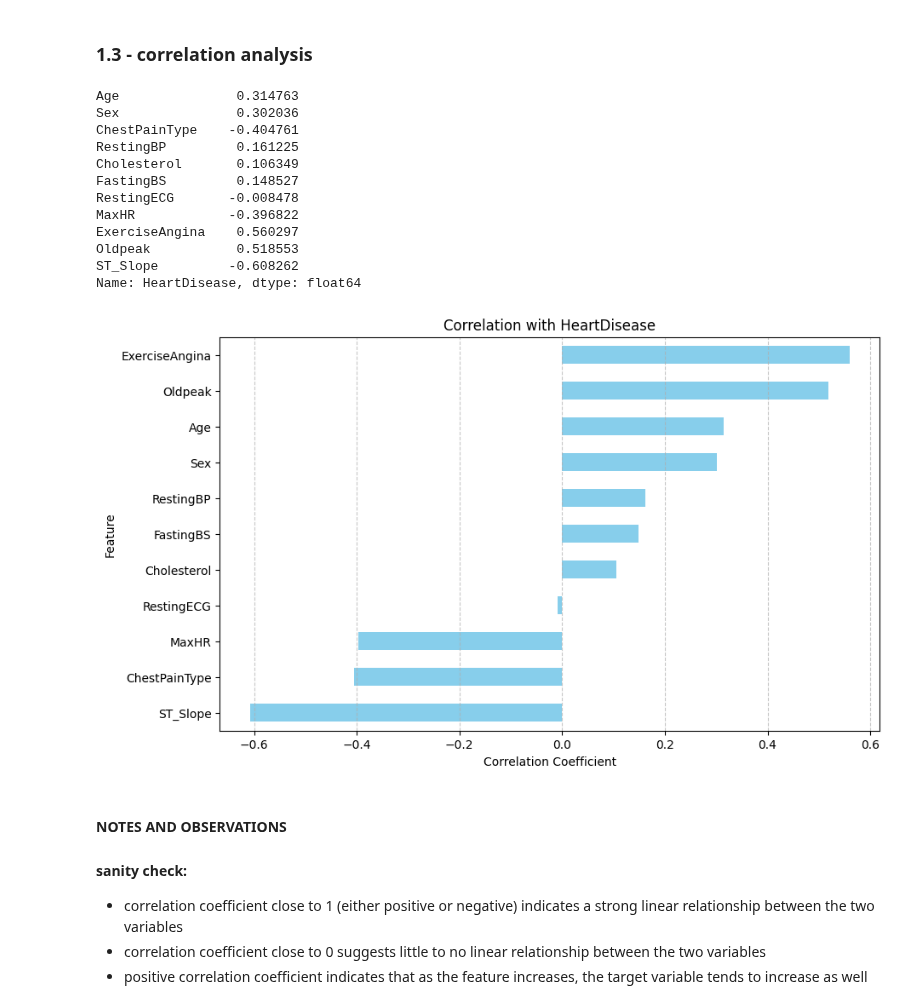
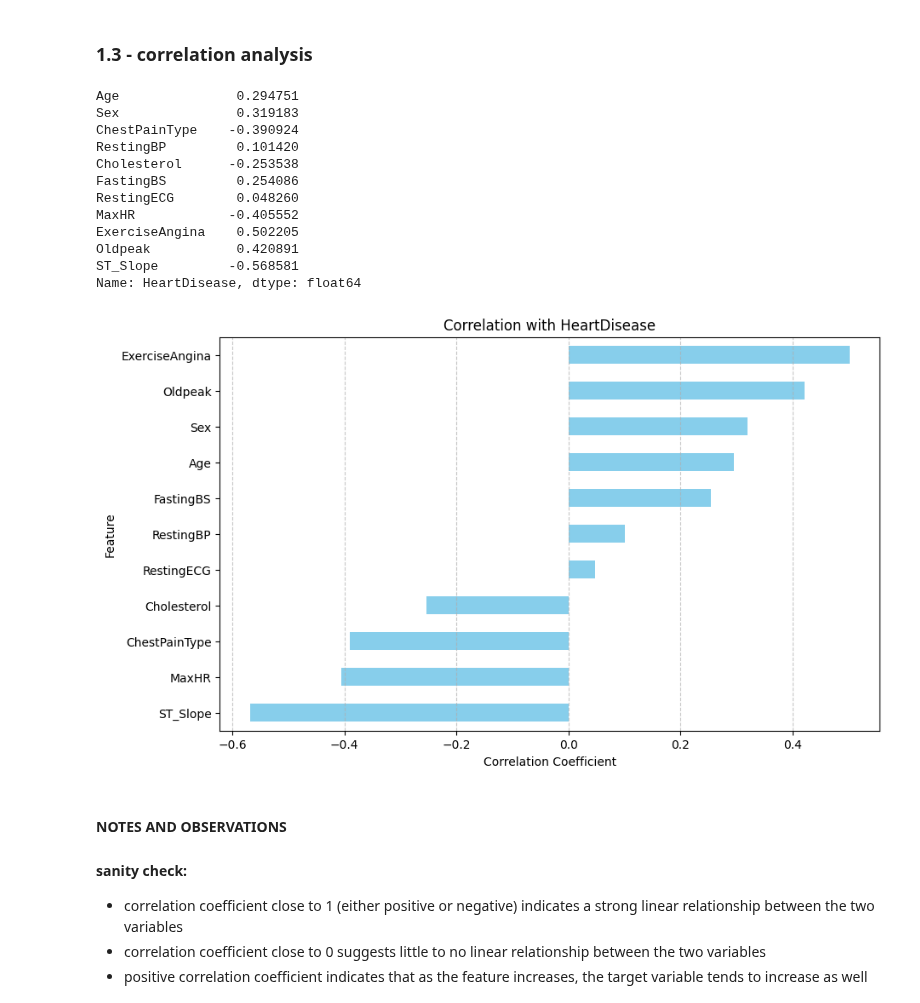
Before and after one commit to nexusfb/ETH-MLxHC-Interpretable-Medical-Data-Classification, a Jupyter notebook: pjt1_pt1.ipynb, the cells around one changed output. Drawn from its saved outputs; the diff is of its cells as text; code cells hidden in the pictures.

```diff
--- a/pjt1_pt1.ipynb
+++ b/pjt1_pt1.ipynb
@@ -23,7 +24,6 @@ import numpy as np
 # %%
 # 0 - load dataset
 df = pd.read_csv("datasets/heart_failure/train_val_split.csv")
-df = df[df['Cholesterol'] > 0]
 # 1 - data distributions
 fig, axes = plt.subplots(4, 3, figsize=(18, 20))
 # categorical features
@@ -156,39 +156,38 @@ ST_Slope vs HeartDisease
 # %%
 # 4 - encode non-numerical categorical features to integers
 label_encoder = LabelEncoder()
 df['Sex'] = label_encoder.fit_transform(df['Sex'])
 df['ChestPainType'] = label_encoder.fit_transform(df['ChestPainType'])
 df['FastingBS'] = label_encoder.fit_transform(df['FastingBS'])
 df['RestingECG'] = label_encoder.fit_transform(df['RestingECG'])
 df['ExerciseAngina'] = label_encoder.fit_transform(df['ExerciseAngina'])
 df['ST_Slope'] = label_encoder.fit_transform(df['ST_Slope'])
-df = df[df['Cholesterol'] > 0]
 # 5 - correlation coefficient analysis
 # numerical version
 correlation = df.corr()['HeartDisease'].drop('HeartDisease')
 display(correlation)
 # plot version
 plt.figure(figsize=(10, 6))
 correlation.sort_values().plot(kind='barh', color='skyblue')
 plt.title('Correlation with HeartDisease')
 plt.xlabel('Correlation Coefficient')
 plt.ylabel('Feature')
 plt.grid(axis='x', linestyle='--', alpha=0.7)
 plt.show()
 # %% [output]
-Age               0.314763
-Sex               0.302036
-ChestPainType    -0.404761
-RestingBP         0.161225
-Cholesterol       0.106349
-FastingBS         0.148527
-RestingECG       -0.008478
-MaxHR            -0.396822
-ExerciseAngina    0.560297
-Oldpeak           0.518553
-ST_Slope         -0.608262
+Age               0.294751
+Sex               0.319183
+ChestPainType    -0.390924
+RestingBP         0.101420
+Cholesterol      -0.253538
+FastingBS         0.254086
+RestingECG        0.048260
+MaxHR            -0.405552
+ExerciseAngina    0.502205
+Oldpeak           0.420891
+ST_Slope         -0.568581
 Name: HeartDisease, dtype: float64
-[figure, old version]
+[figure, new version]
 # %% [markdown]
 #### NOTES AND OBSERVATIONS
 #### sanity check:
```
Also changed, not shown: parts of 16 cells of this notebook, 1 other file.
